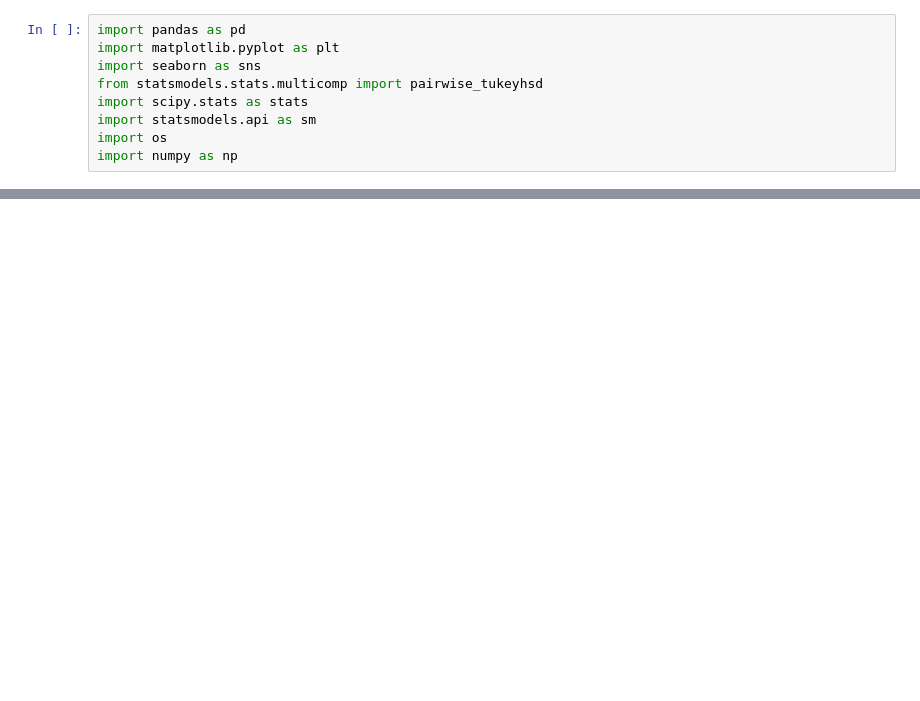
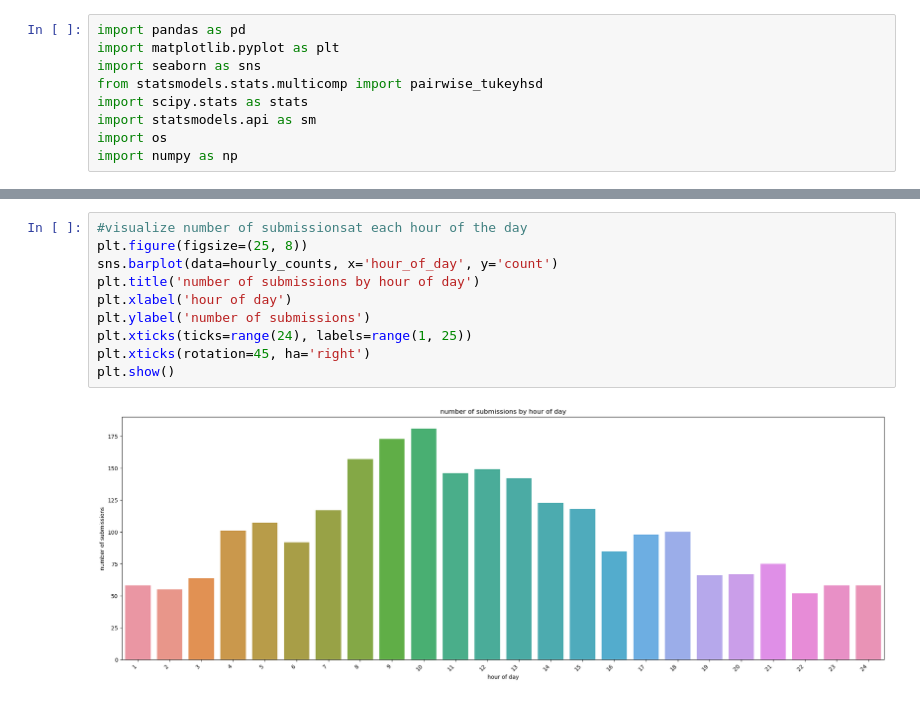
Before and after one commit to gli-i/reddit-data-analysis, a Jupyter notebook: stats_tests.ipynb, the cells around one changed output, grey strips where cells are left out. Saved outputs shown, nothing was run; the diff lists cells and outputs as text; blank space fills up the shorter version.

```diff
--- a/stats_tests.ipynb
+++ b/stats_tests.ipynb
@@ -168,0 +251,12 @@ Result of ANOVA test:
+# %%
+#visualize number of submissionsat each hour of the day
+plt.figure(figsize=(25, 8))
+sns.barplot(data=hourly_counts, x='hour_of_day', y='count')
+plt.title('number of submissions by hour of day')
+plt.xlabel('hour of day')
+plt.ylabel('number of submissions')
+plt.xticks(ticks=range(24), labels=range(1, 25))
+plt.xticks(rotation=45, ha='right')
+plt.show()
+# %% [output]
+[figure, added]
```
Also changed, not shown: parts of 24 cells of this notebook.
